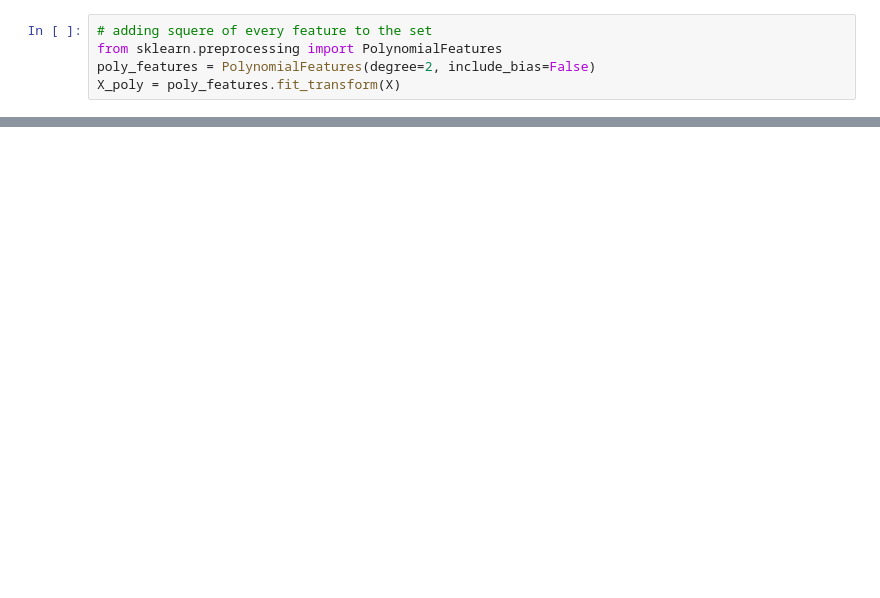
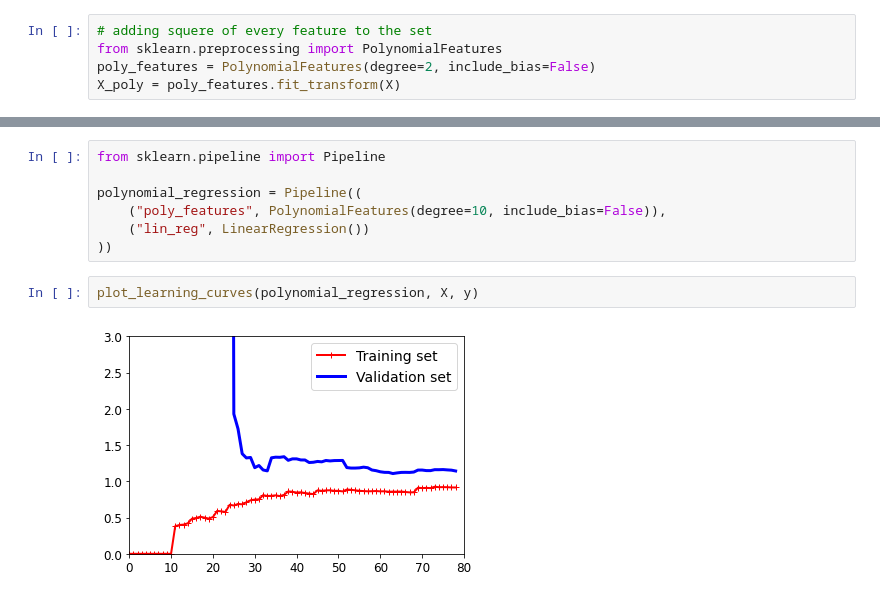
Before and after one commit to wszczawinski/handson-ml-exercises, a Jupyter notebook: 4 - Training Models.ipynb, the cells around one changed output, grey strips where cells are left out. Cells and saved outputs as stored; diff of their text form; blank space fills up the shorter version.

```diff
--- a/4 - Training Models.ipynb
+++ b/4 - Training Models.ipynb
@@ -173,0 +202,11 @@ plt.show()
+# %%
+from sklearn.pipeline import Pipeline
+
+polynomial_regression = Pipeline((
+    ("poly_features", PolynomialFeatures(degree=10, include_bias=False)),
+    ("lin_reg", LinearRegression())
+))
+# %%
+plot_learning_curves(polynomial_regression, X, y)
+# %% [output]
+[figure, added]
```
Also changed, not shown: parts of 18 cells of this notebook.
